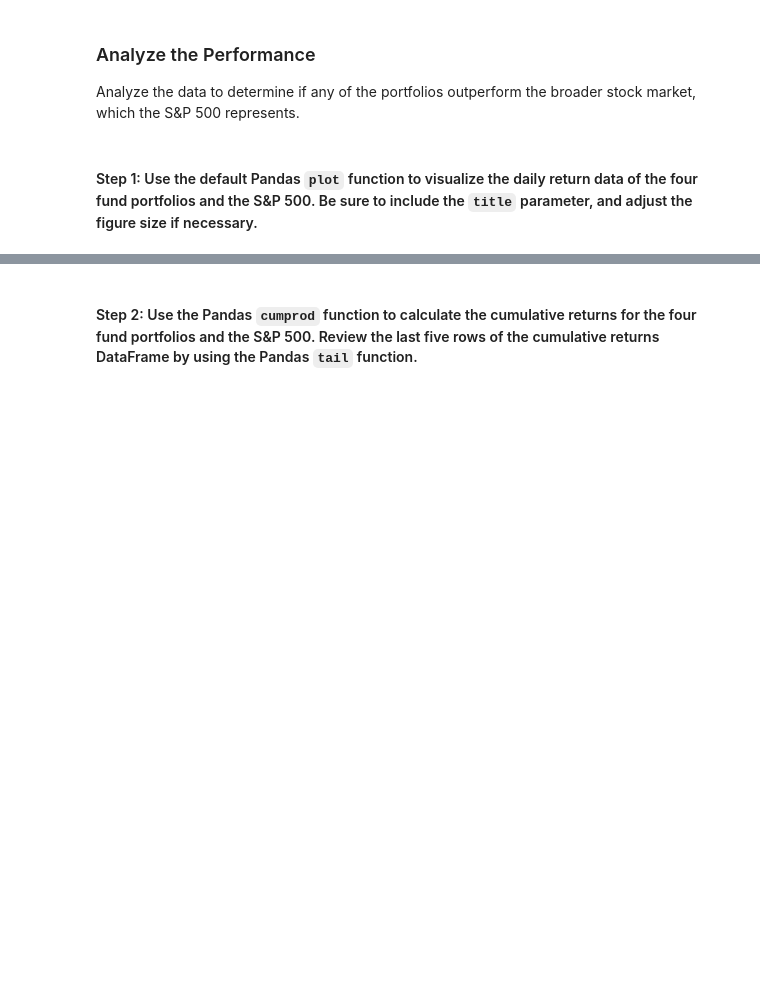
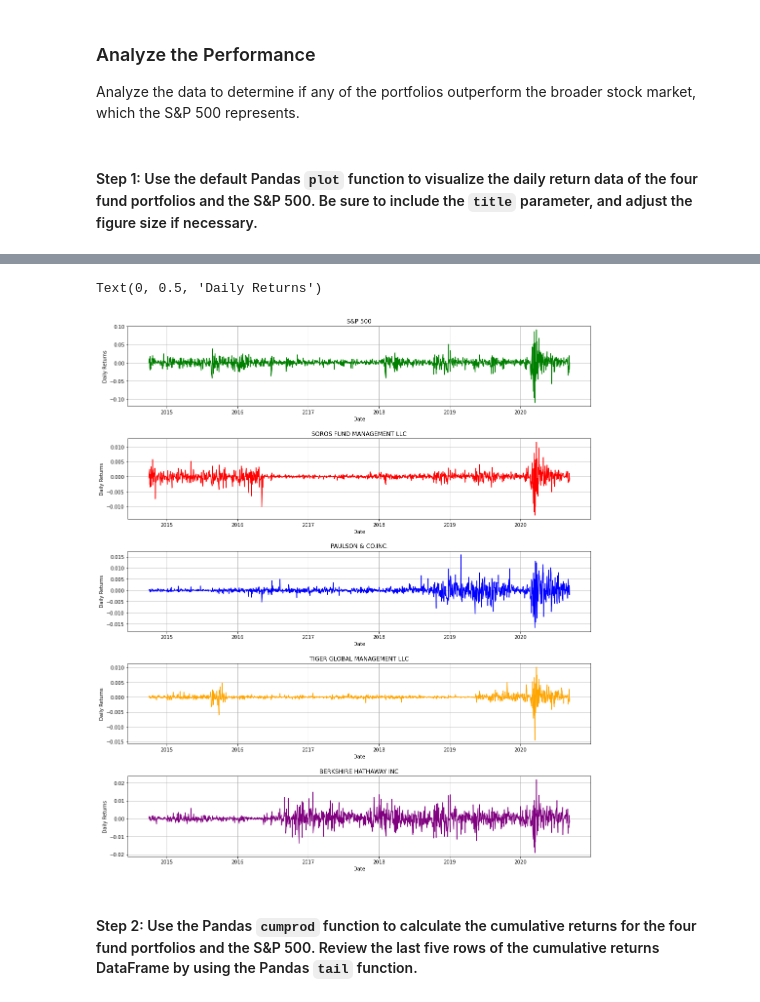
Before and after one commit to scottslusher/Whale-Analysis-Challenge, a Jupyter notebook: risk_return_analysis.ipynb, the cells around one changed output, grey strips where cells are left out. Drawn from its saved outputs; the diff is of its cells as text; code cells hidden in the pictures; blank space fills up the shorter version.

```diff
--- a/risk_return_analysis.ipynb
+++ b/risk_return_analysis.ipynb
@@ -159,3 +164,45 @@ Analyze the data to determine if any of the portfolios outperform the broader st
+# %%
+# Plot the daily return data of the 4 funds and the S&P 500
+# Inclue a title parameter and adjust the figure size
+fig, (ax1, ax2, ax3, ax4, ax5) = plt.subplots(5, figsize=(17,20))
+plt.subplots_adjust(hspace=.4)
+
+
+ax1.plot(whale_daily_return['S&P 500'], color='green')
+ax2.plot(whale_daily_return['SOROS FUND MANAGEMENT LLC'], color='red')
+ax3.plot(whale_daily_return['PAULSON & CO.INC.'], color='blue')
+ax4.plot(whale_daily_return['TIGER GLOBAL MANAGEMENT LLC'], color='orange')
+ax5.plot(whale_daily_return['BERKSHIRE HATHAWAY INC'], color='purple')
+
+ax1.set_title('S&P 500')
+ax2.set_title('SOROS FUND MANAGEMENT LLC')
+ax3.set_title('PAULSON & CO.INC.')
+ax4.set_title('TIGER GLOBAL MANAGEMENT LLC')
+ax5.set_title('BERKSHIRE HATHAWAY INC')
+
+ax1.grid(True)
+ax2.grid(True)
+ax3.grid(True)
+ax4.grid(True)
+ax5.grid(True)
+
+ax1.set_xlabel('Date')
+ax1.set_ylabel('Daily Returns')
+
+ax2.set_xlabel('Date')
+ax2.set_ylabel('Daily Returns')
+
+ax3.set_xlabel('Date')
+ax3.set_ylabel('Daily Returns')
+
+ax4.set_xlabel('Date')
+ax4.set_ylabel('Daily Returns')
+
+ax5.set_xlabel('Date')
+ax5.set_ylabel('Daily Returns')
+# %% [output]
+Text(0, 0.5, 'Daily Returns')
+[figure, added]
 # %% [markdown]
 #### Step 2: Use the Pandas `cumprod` function to calculate the cumulative returns for the four fund portfolios and the S&P 500. Review the last five rows of the cumulative returns DataFrame by using the Pandas `tail` function.
 # %%
```
Also changed, not shown: parts of 6 cells of this notebook.
